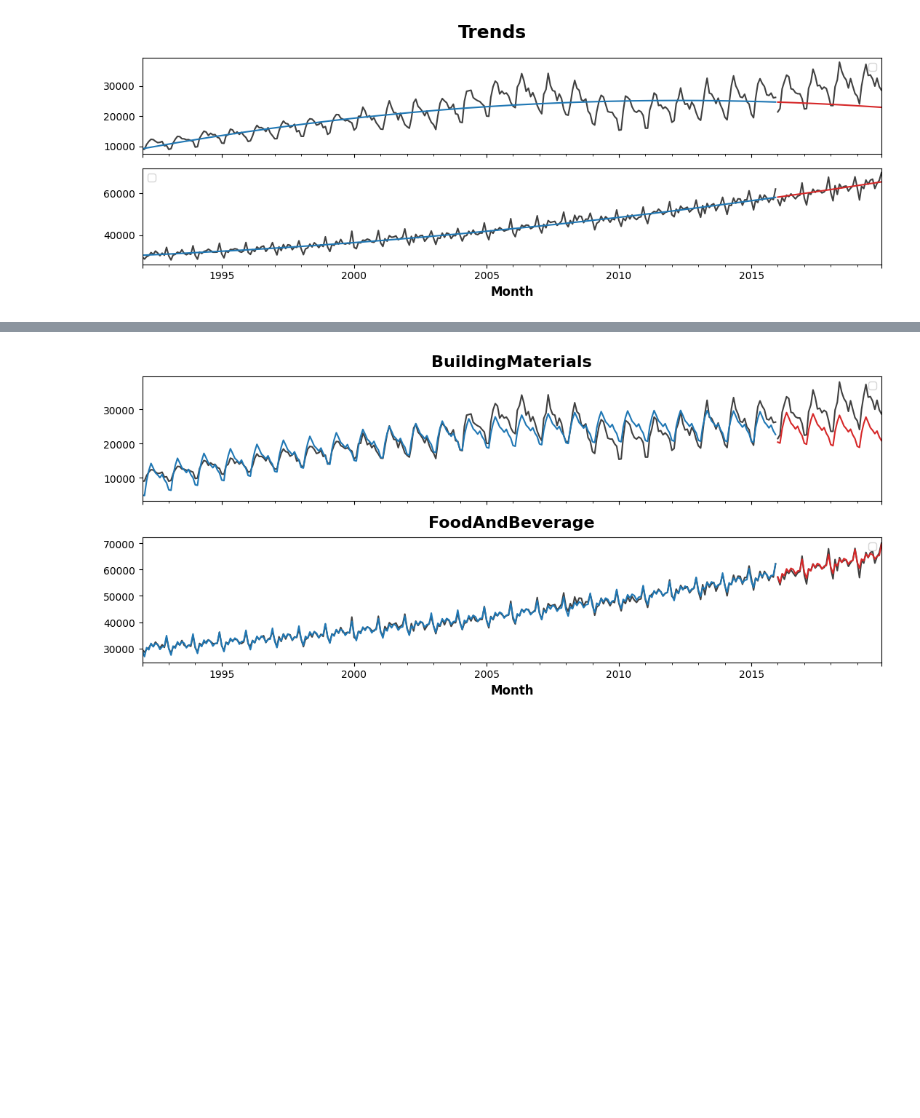
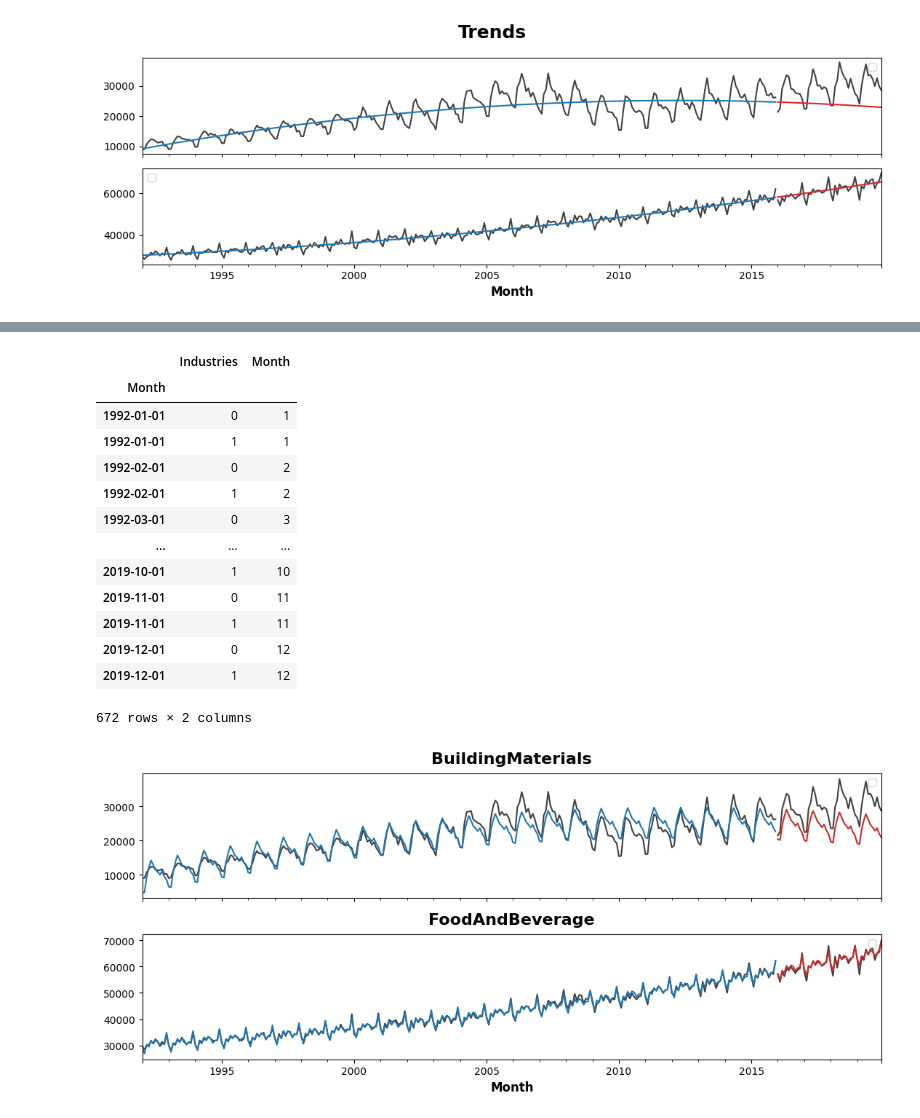
Before and after one commit to OveysSafarnejad/timeseries, a Jupyter notebook: src/intro.ipynb, the cells around one changed output, grey strips where cells are left out. Cells and saved outputs as stored; diff of their text form; code cells hidden in the pictures; blank space fills up the shorter version.

```diff
--- a/src/intro.ipynb
+++ b/src/intro.ipynb
@@ -833,14 +889,35 @@ y = X.pop('Sales')
 # %%
-# Turn row labels into categorical feature columns with a label encoding
-X = X.reset_index('Industries')
 # Label encoding for 'Industries' feature
-for colname in X.select_dtypes(["object", "category"]):
+# select_dtypes method is used to select columns from a DataFrame based on their data types.
+for colname in X.select_dtypes(include = ["object", "category"]):
+
+    # The factorize() method in pandas is used to encode the values in a pd.Series as integer factors.
+    # This is often used when you have categorical data in a Series and you want to convert those categories into unique integer codes.
+    # The method returns a tuple with two elements: the second element is an array of unique codes, and the first element is an Index of unique values corresponding to those codes.
+    # codes_for_data, unique_values = data.factorize()
+
     X[colname], _ = X[colname].factorize()
 
-# Label encoding for annual seasonality
+# # Label encoding for annual seasonality
 X["Month"] = X.index.month  # values are 1, 2, ..., 12
 
-# Create splits
+display(X)
+# # Create splits
 X_train, X_test = X.loc[idx_train, :], X.loc[idx_test, :]
 y_train, y_test = y.loc[idx_train], y.loc[idx_test]
+# %% [output]
+|  | Industries | Month |
+| Month |  |  |
+| 1992-01-01 | 0 | 1 |
+| 1992-01-01 | 1 | 1 |
+| 1992-02-01 | 0 | 2 |
+| 1992-02-01 | 1 | 2 |
+| 1992-03-01 | 0 | 3 |
+| ... | ... | ... |
+| 2019-10-01 | 1 | 10 |
+| 2019-11-01 | 0 | 11 |
+| 2019-11-01 | 1 | 11 |
+| 2019-12-01 | 0 | 12 |
+| 2019-12-01 | 1 | 12 |
+672 rows × 2 columns
 # %%
```
Also changed, not shown: parts of 4 cells of this notebook.
